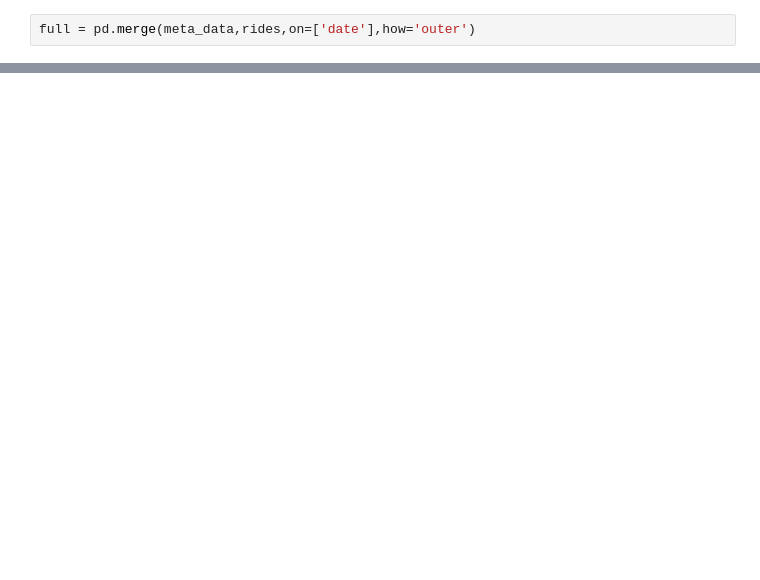
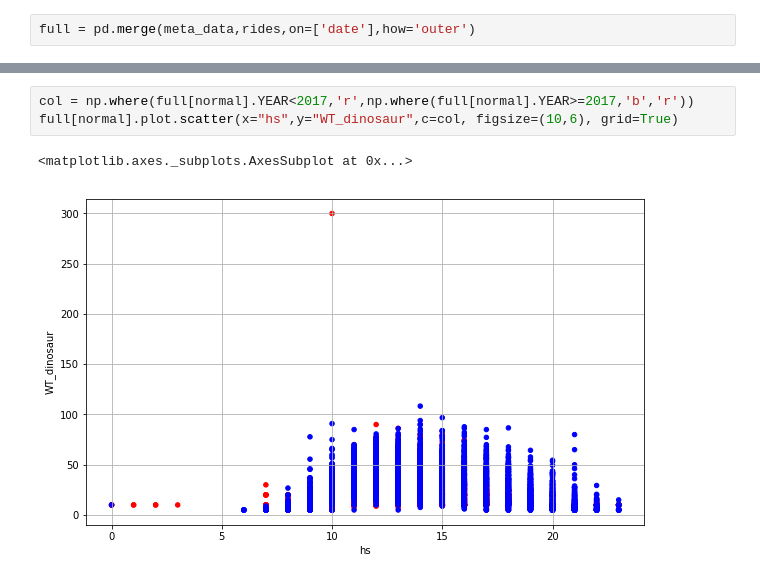
Before and after one commit to cnegrelli/Disney_Waiting_Times, a Jupyter notebook: TDIproject.ipynb, the cells around one changed output, grey strips where cells are left out. Cells and saved outputs as stored; diff of their text form; blank space fills up the shorter version.

```diff
--- a/TDIproject.ipynb
+++ b/TDIproject.ipynb
@@ -298,0 +337,6 @@ full.head()
+# %%
+col = np.where(full[normal].YEAR<2017,'r',np.where(full[normal].YEAR>=2017,'b','r'))
+full[normal].plot.scatter(x="hs",y="WT_dinosaur",c=col, figsize=(10,6), grid=True)
+# %% [output]
+<matplotlib.axes._subplots.AxesSubplot at 0x...>
+[figure, added]
```
Also changed, not shown: parts of 23 cells of this notebook.
